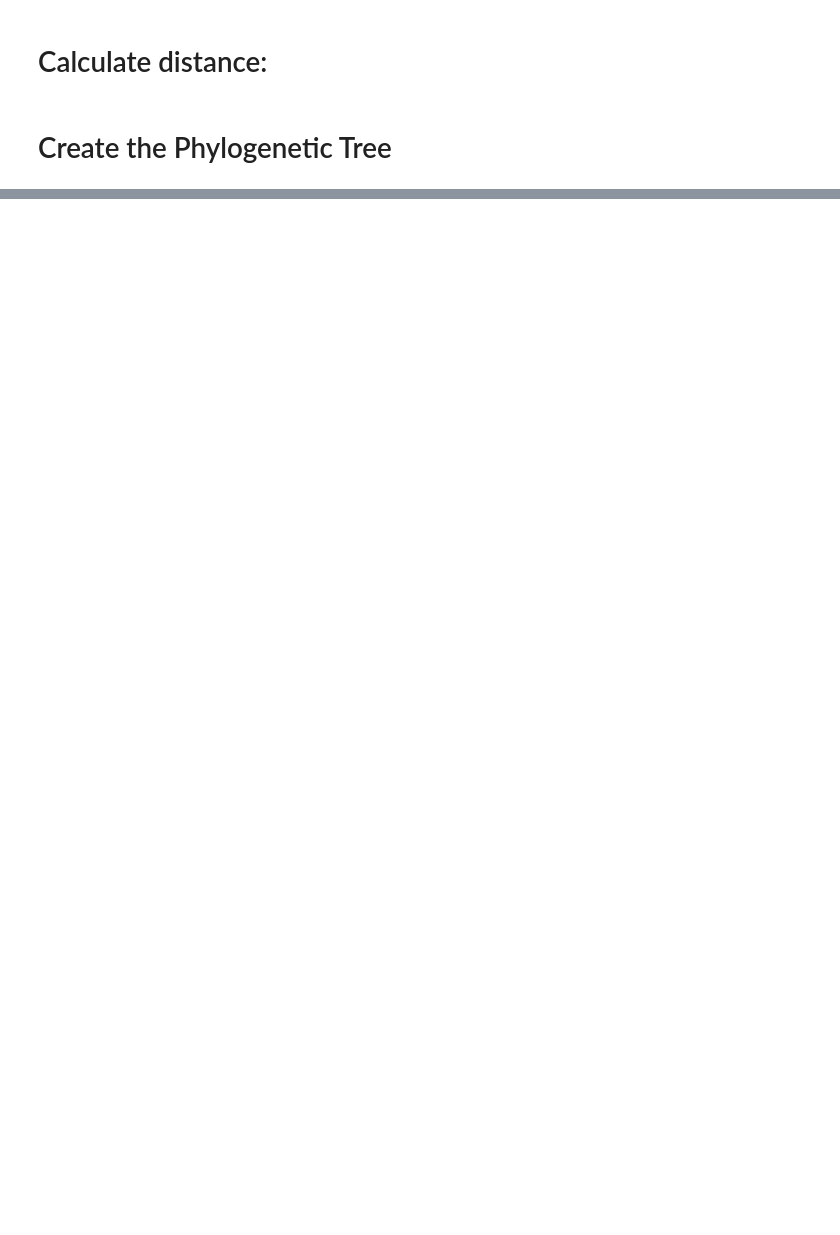
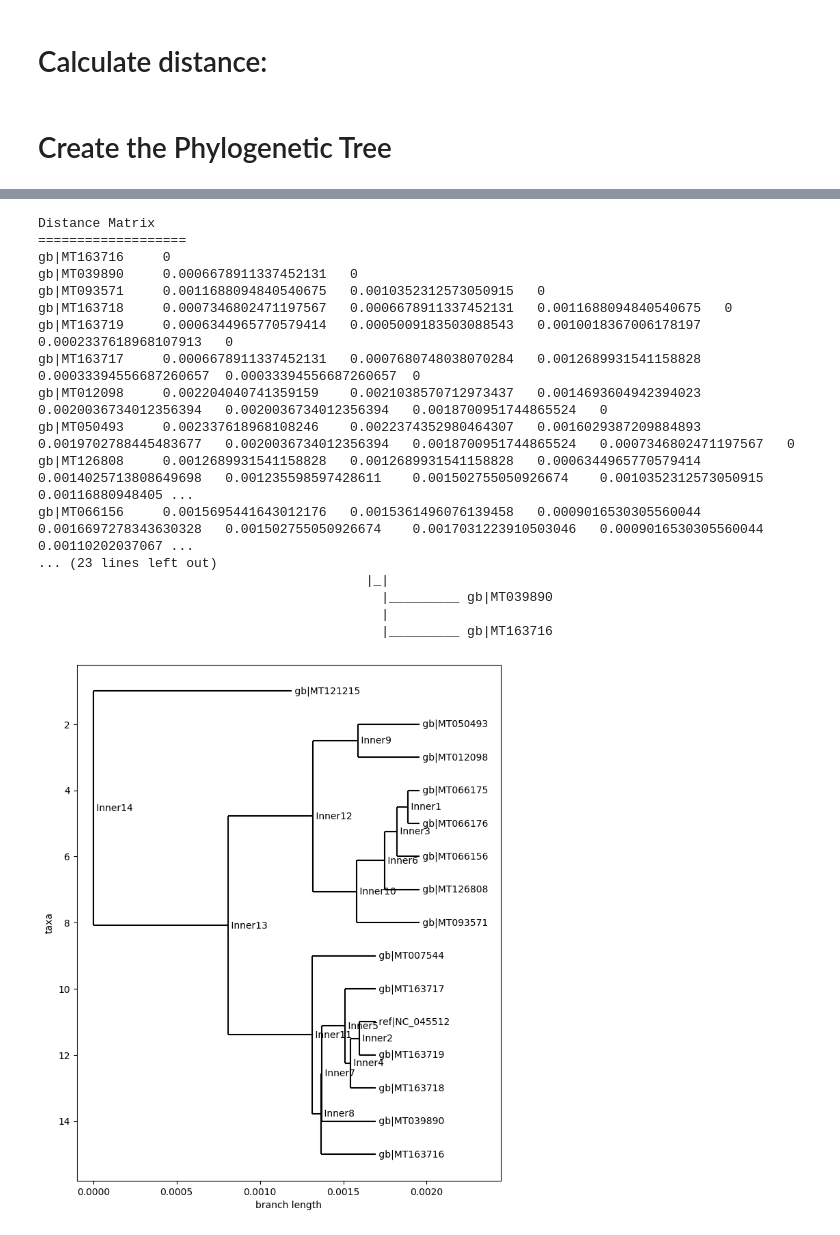
Before and after one commit to simonjuleseric2/covid_sequence, a Jupyter notebook: coronavirus_sequence_analis.ipynb, the cells around one changed output, grey strips where cells are left out. Drawn from its saved outputs; the diff is of its cells as text; code cells hidden in the pictures; blank space fills up the shorter version.

```diff
--- a/coronavirus_sequence_analis.ipynb
+++ b/coronavirus_sequence_analis.ipynb
@@ -154,0 +189,47 @@ _|                 _________________________________________________ NC_019843
+# %%
+
+from Bio import SeqIO
+from Bio import AlignIO
+
+align = AlignIO.read("sequences/multiple_cov_align.fasta", "fasta")
+# %%
+calculator = DistanceCalculator('identity')
+dm = calculator.get_distance(align)
+# %%
+print('\nDistance Matrix\n===================')
+print(dm)
+
+# Construct the phylogenetic tree using UPGMA algorithm
+constructor = DistanceTreeConstructor()
+tree = constructor.upgma(dm)
+
+# Draw the phylogenetic tree
+#Phylo.draw(tree)
+
+fig = plt.figure(figsize=(8, 10), dpi=100)
+axes = fig.add_subplot(1, 1, 1)
+#Phylo.draw(tree, axes=axes, label_func=get_label)
+Phylo.draw(tree, axes=axes, do_show=False)
+plt.savefig('tree2.png')
+# Print the phylogenetic tree in the terminal
+print('\nPhylogenetic Tree:\n===================')
+Phylo.draw_ascii(tree)
+# %% [output]
+Distance Matrix
+===================
+gb|MT163716     0
+gb|MT039890     0.0006678911337452131   0
+gb|MT093571     0.0011688094840540675   0.0010352312573050915   0
+gb|MT163718     0.0007346802471197567   0.0006678911337452131   0.0011688094840540675   0
+gb|MT163719     0.0006344965770579414   0.0005009183503088543   0.0010018367006178197   0.0002337618968107913   0
+gb|MT163717     0.0006678911337452131   0.0007680748038070284   0.0012689931541158828   0.00033394556687260657  0.00033394556687260657  0
+gb|MT012098     0.002204040741359159    0.0021038570712973437   0.0014693604942394023   0.0020036734012356394   0.0020036734012356394   0.0018700951744865524   0
+gb|MT050493     0.002337618968108246    0.0022374352980464307   0.0016029387209884893   0.0019702788445483677   0.0020036734012356394   0.0018700951744865524   0.0007346802471197567   0
+gb|MT126808     0.0012689931541158828   0.0012689931541158828   0.0006344965770579414   0.0014025713808649698   0.001235598597428611    0.001502755050926674    0.0010352312573050915   0.00116880948405 ...
+gb|MT066156     0.0015695441643012176   0.0015361496076139458   0.0009016530305560044   0.0016697278343630328   0.001502755050926674    0.0017031223910503046   0.0009016530305560044   0.00110202037067 ...
+... (23 lines left out)
+                                          |_|
+                                            |_________ gb|MT039890
+                                            |
+                                            |_________ gb|MT163716
+[figure, added]
```
Also changed, not shown: parts of 16 cells of this notebook, 4 other files.
